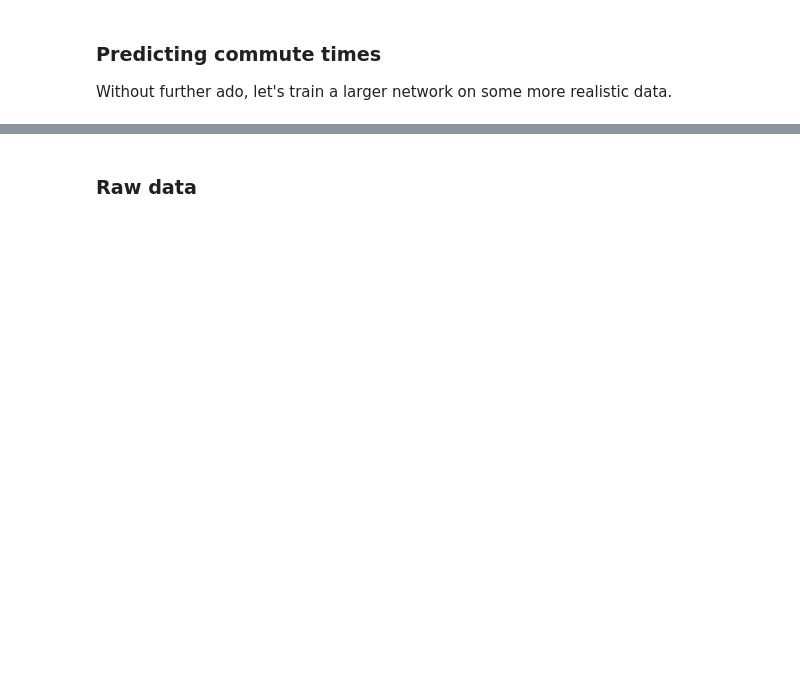
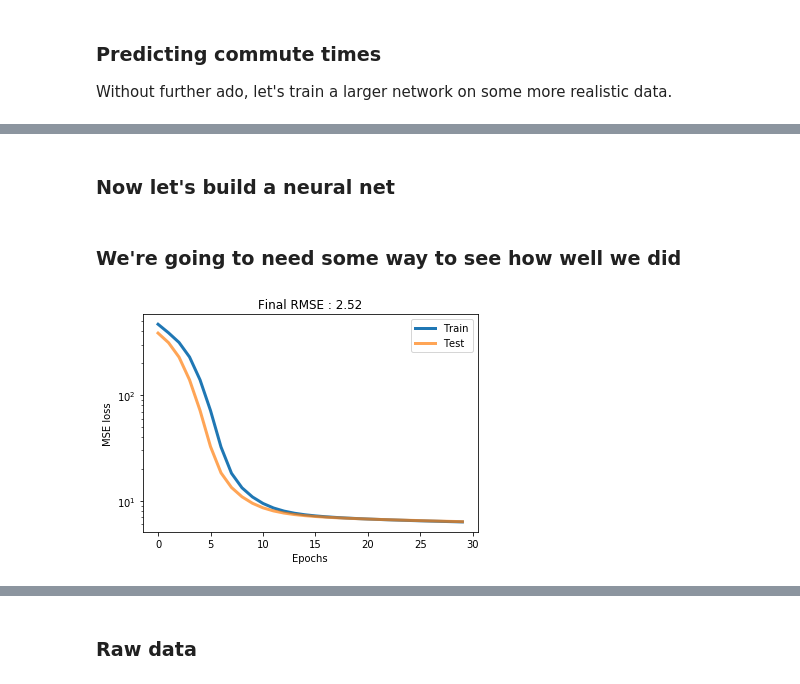
Before and after one commit to QCaudron/ml_101, a Jupyter notebook: 3_Neural_networks/2. Building a neural net.ipynb, the cells around one changed output, grey strips where cells are left out. Cells and saved outputs as stored; diff of their text form; code cells hidden in the pictures; blank space fills up the shorter version.

```diff
--- a/3_Neural_networks/2. Building a neural net.ipynb
+++ b/3_Neural_networks/2. Building a neural net.ipynb
@@ -107,0 +139,3 @@ scaler.fit_transform()
+# %%
+X_train, y_train = training_data.drop(["commute_time"], axis=1), training_data["commute_time"]
+X_test, y_test = test_data.drop(["commute_time"], axis=1), test_data["commute_time"]
@@ -107,0 +148,13 @@ scaler.fit_transform()
+# %%
+from sklearn.preprocessing import StandardScaler
+
+# Define a standard scaler
+scaler = StandardScaler()
+
+# Fit the scaler to the training data, and transform that
+X_train = scaler.fit_transform(X_train)
+
+# Transform the test data using the same parameters
+X_test = scaler.transform(X_test)
+# %% [markdown]
+### Now let's build a neural net
@@ -107,0 +164,25 @@ scaler.fit_transform()
+# %%
+# A single hidden layer net, trained with stochastic gradient descent
+
+model = Sequential()
+model.add(Dense(32, activation="relu", input_dim=X_train.shape[1]))
+model.add(Dense(1, activation="linear"))
+
+model.compile(loss="mse", optimizer="sgd")
+
+history = model.fit(X_train, y_train, epochs=30, verbose=0, validation_data=(X_test, y_test))
+# %% [markdown]
+### We're going to need some way to see how well we did
+# %%
+def evaluate_net(model, history, X_test=X_test, y_test=y_test):
+
+    plt.semilogy(history.history["loss"], lw=3)
+    plt.semilogy(history.history["val_loss"], lw=3, alpha=0.7)
+    plt.title("Final RMSE : {:.2f}".format(np.sqrt(model.evaluate(X_test, y_test, verbose=0))))
+    plt.xlabel("Epochs")
+    plt.ylabel("MSE loss")
+    plt.legend(["Train", "Test"])
+# %%
+evaluate_net(model, history)
+# %% [output]
+[figure, added]
```
Also changed, not shown: parts of 17 cells of this notebook.
